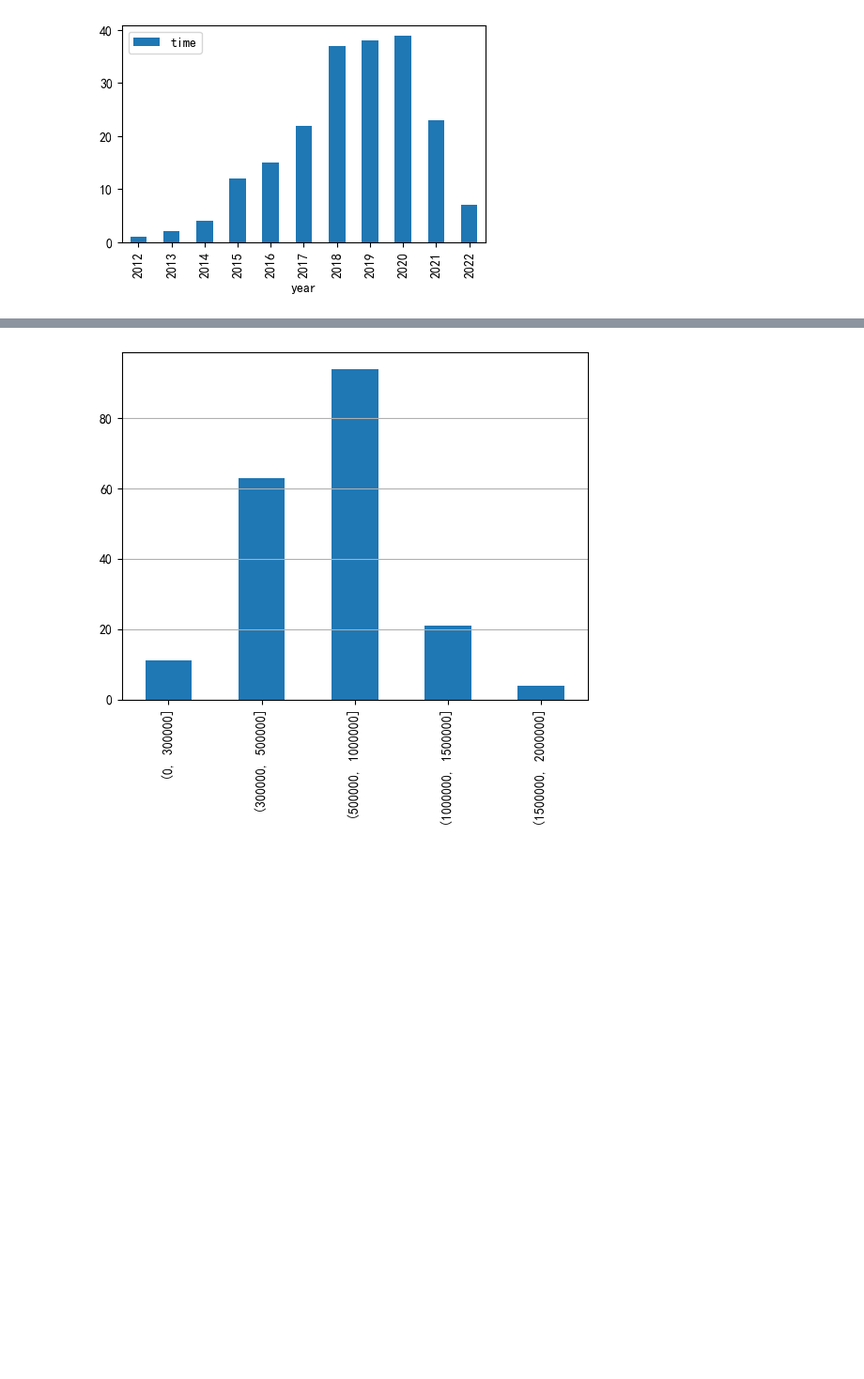
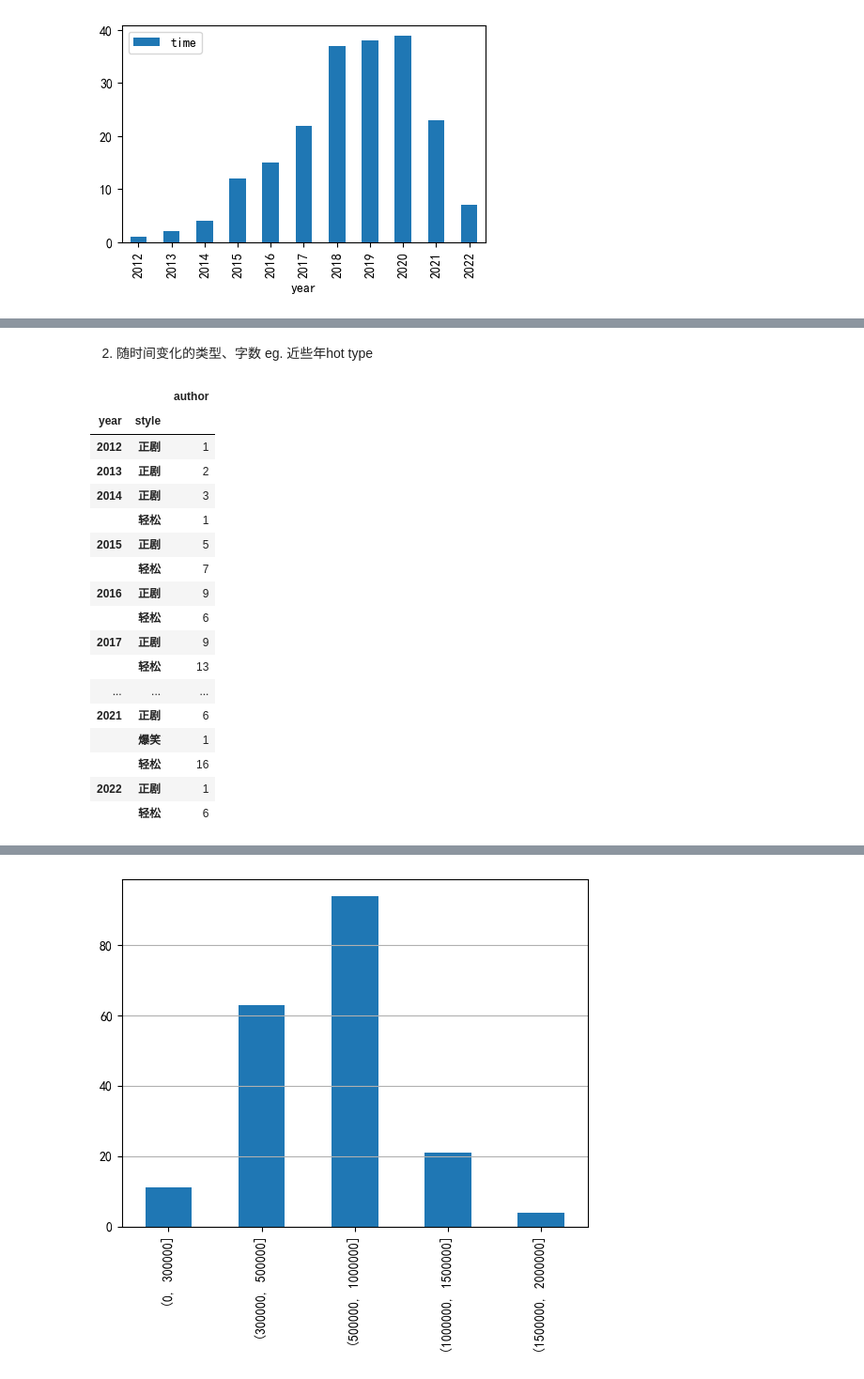
Before and after one commit to Ziyan-Wu/webc, a Jupyter notebook: pachong/ex03_jinjiangAnalysis.ipynb, the cells around one changed output, grey strips where cells are left out. Shown at 94% size. Cells and saved outputs as stored; diff of their text form; code cells hidden in the pictures; blank space fills up the shorter version.

```diff
--- a/pachong/ex03_jinjiangAnalysis.ipynb
+++ b/pachong/ex03_jinjiangAnalysis.ipynb
@@ -235,0 +213,27 @@ Name: words_num, Length: 200, dtype: object
+# %% [markdown]
+2. 随时间变化的类型、字数
+eg. 近些年hot type
+# %%
+# 近些年style的变化
+
+df1 = df[['year', 'style', 'author']]
+df11 = df1.groupby(['year', 'style']).agg('count')
+# %% [output]
+|  |  | author |
+| year | style |  |
+| 2012 | 正剧 | 1 |
+| 2013 | 正剧 | 2 |
+| 2014 | 正剧 | 3 |
+|  | 轻松 | 1 |
+| 2015 | 正剧 | 5 |
+|  | 轻松 | 7 |
+| 2016 | 正剧 | 9 |
+|  | 轻松 | 6 |
+| 2017 | 正剧 | 9 |
+|  | 轻松 | 13 |
+| ... | ... | ... |
+| 2021 | 正剧 | 6 |
+|  | 爆笑 | 1 |
+|  | 轻松 | 16 |
+| 2022 | 正剧 | 1 |
+|  | 轻松 | 6 |
```
Also changed, not shown: parts of 15 cells of this notebook.
